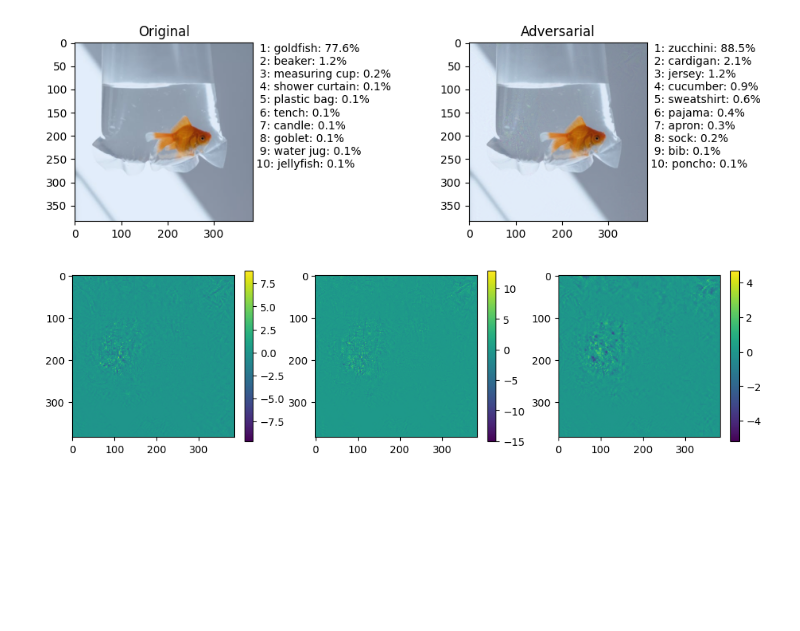
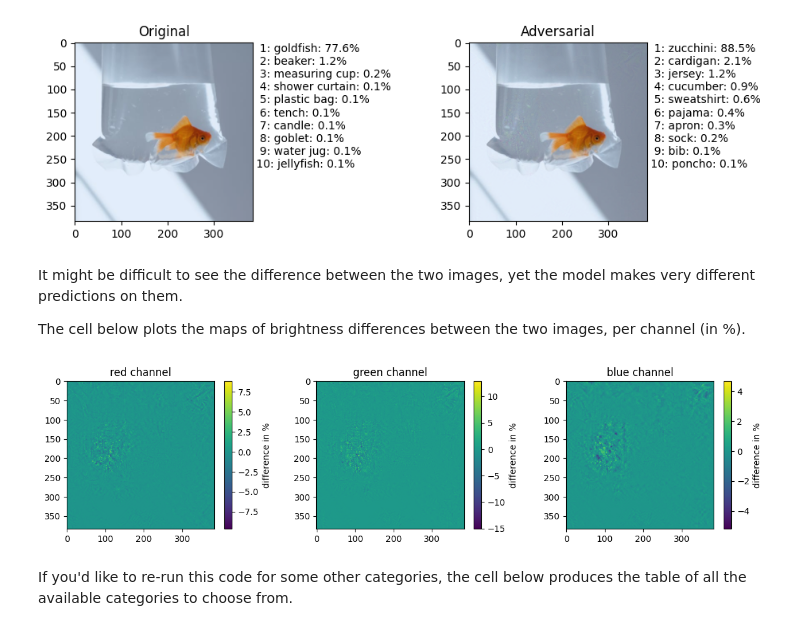
Before and after one commit to SiLiKhon/MLatNLCS2024, a Jupyter notebook: adversarial.ipynb, the cells around one changed output. Drawn from its saved outputs; the diff is of its cells as text; code cells hidden in the pictures; blank space fills up the shorter version.

```diff
--- a/adversarial.ipynb
+++ b/adversarial.ipynb
@@ -73,10 +111,11 @@ predict_for_img(prep_img)
 import torch
 from tqdm import trange
 
-target_category = "zucchini"
+target_category = "zucchini"   # <--- we'll modify the image to maximize the model's score for this category
 target_id = weights.meta["categories"].index(target_category)
 
 max_steps = 50
+learning_rate = 1
 
 original_img = preprocess(img).clone()
 adversarial_img = original_img.clone().detach()
@@ -95,14 +134,15 @@ for _ in trange(max_steps):
         print("Reached high probability. Stopping...")
         break
 
-    target_loss = torch.concatenate(
-        [scores[:target_id], scores[target_id + 1:]]
-    ).max() - scores[target_id]
-    content_loss = (adversarial_img - original_img).norm()
-    loss = target_loss + content_loss
-    loss.backward()
+    target_loss = torch.concatenate(                        # These lines define the `loss` function to minimize.
+        [scores[:target_id], scores[target_id + 1:]]        # We build it such that it is smallest when
+    ).max() - scores[target_id]                             # the model favors the `target_category` over
+    content_loss = (adversarial_img - original_img).norm()  # the others (via `target_loss`), while also
+    loss = target_loss + content_loss                       # preserving the modified image close to the
+                                                            # original (via `content_loss`).
+    loss.backward()  # calculate gradient of the loss
     with torch.no_grad():
-        adversarial_img.data -= adversarial_img.grad.data
+        adversarial_img.data -= learning_rate * adversarial_img.grad.data  # update the image
     adversarial_img.grad.zero_()
     model.zero_grad()
 
@@ -112,10 +152,11 @@ for _ in trange(max_steps):
     history["total loss"].append(loss.item())
 
 
+# Plot the evolution of loss values and target probability.
 plt.subplot(2, 1, 1)
 for k, v in history.items():
     if k == "target probability": continue
-    plt.plot(v, label=k)
+    plt.plot(np.array(v) - v[0], label=k)
 plt.xlabel("step")
 plt.ylabel("loss")
 plt.legend();
@@ -140,16 +183,22 @@ predict_for_img(adversarial_img)
 plt.tight_layout();
 # %% [output]
 [figure]
+# %% [markdown]
+It might be difficult to see the difference between the two images, yet the model makes very different predictions on them.
+
+The cell below plots the maps of brightness differences between the two images, per channel (in \%).
 # %%
 plt.figure(figsize=(12, 3))
-for channel in range(3):
+for channel, title in enumerate(["red", "green", "blue"]):
     plt.subplot(1, 3, channel + 1)
+    plt.title(f"{title} channel")
     dynamic_range = original_img[channel].max() - original_img[channel].min()
     diff = (
         (adversarial_img.detach()[channel] - original_img[channel])
         / dynamic_range * 100
     ).numpy()
     plt.imshow(diff)
-    plt.colorbar()
+    plt.colorbar(label="difference in %")
+plt.tight_layout();
 # %% [output]
-[figure, old version]
+[figure, new version]
@@ -163,0 +205,2 @@ for channel in range(3):
+# %% [markdown]
+If you'd like to re-run this code for some other categories, the cell below produces the table of all the available categories to choose from.
```
Also changed, not shown: parts of 17 cells of this notebook.
